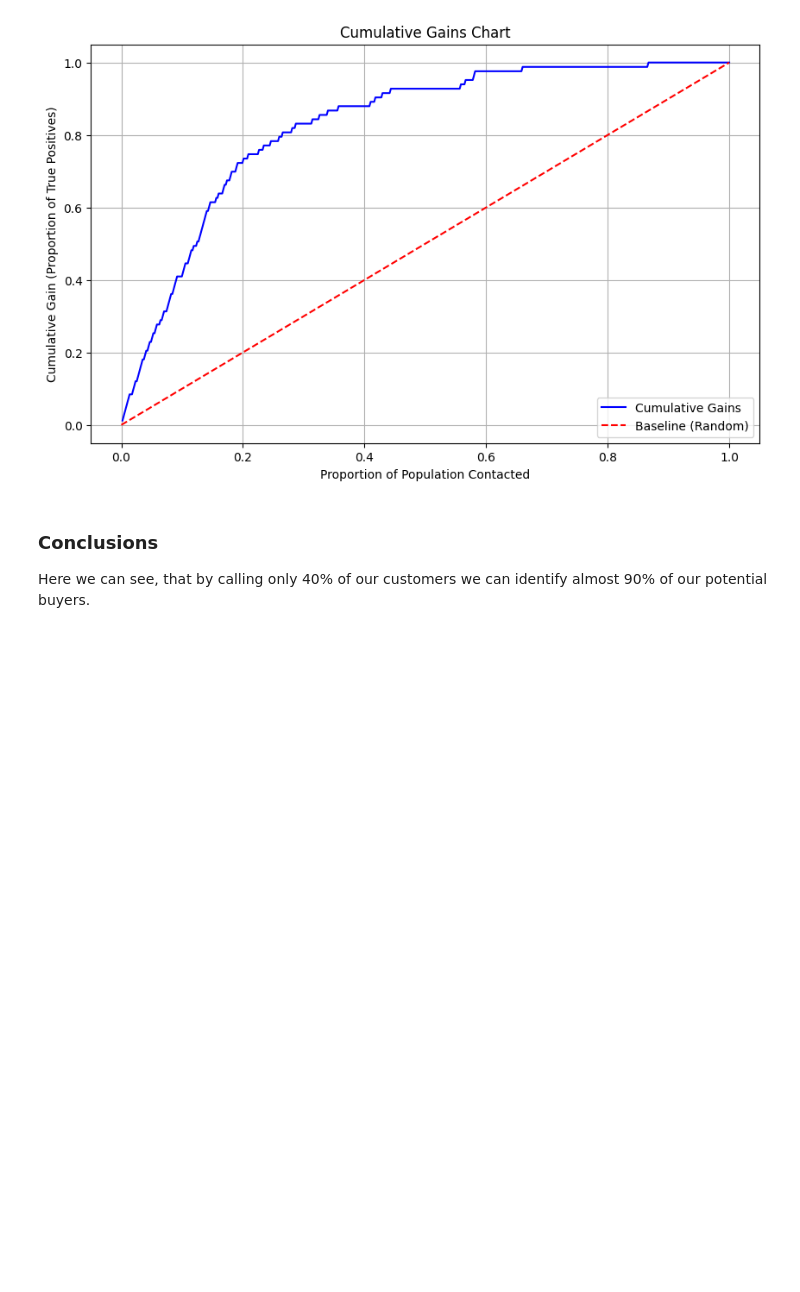
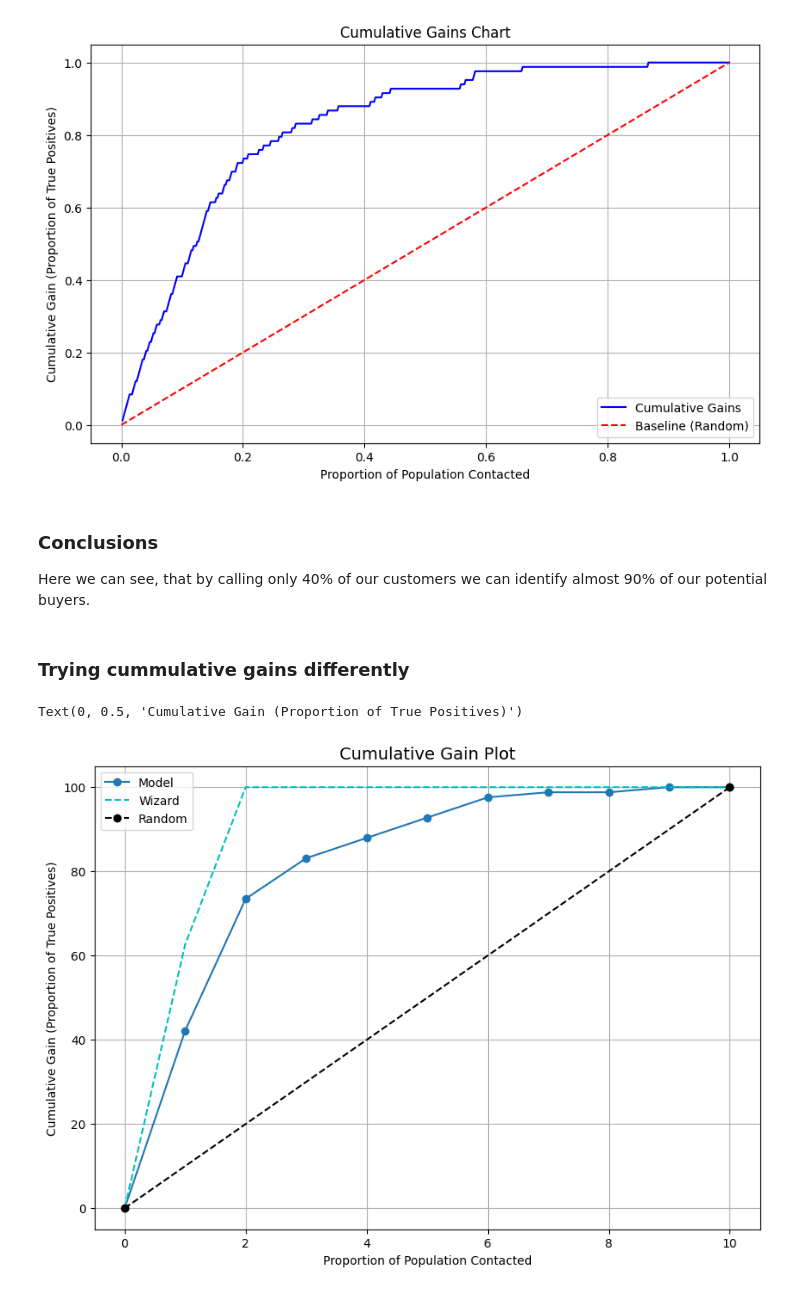
Before and after one commit to szba-ds/iFood-Data-Aanalyst-Case-Using-Classification-Algorithms, a Jupyter notebook: Classifiers.ipynb, the cells around one changed output. Saved outputs shown, nothing was run; the diff lists cells and outputs as text; code cells hidden in the pictures; blank space fills up the shorter version.

```diff
--- a/Classifiers.ipynb
+++ b/Classifiers.ipynb
@@ -92,7 +93,7 @@ rf = RandomForestClassifier(random_state=42, class_weight="balanced")
 
 param_grid = {
     'n_estimators': [50, 100, 200],
-    'max_depth': [3,4,5, 6,7,8],
+    'max_depth': [5, 6,7],
     'criterion': ['entropy'],
     'max_features': ['log2'],
     'bootstrap': [True, False]
@@ -182,3 +182,14 @@ cumulative_gains_chart(y_test, y_prob)
 ### Conclusions
 
 Here we can see, that by calling only 40% of our customers we can identify almost 90% of our potential buyers.
+# %% [markdown]
+### Trying cummulative gains differently
+# %%
+rf_probs =  best_model.predict_proba(X_test)
+plt.figure(figsize=(10,7))
+kds.metrics.plot_cumulative_gain(y_test, rf_probs[:,1])
+plt.xlabel('Proportion of Population Contacted')
+plt.ylabel('Cumulative Gain (Proportion of True Positives)')
+# %% [output]
+Text(0, 0.5, 'Cumulative Gain (Proportion of True Positives)')
+[figure, added]
```
Also changed, not shown: parts of 5 cells of this notebook.
